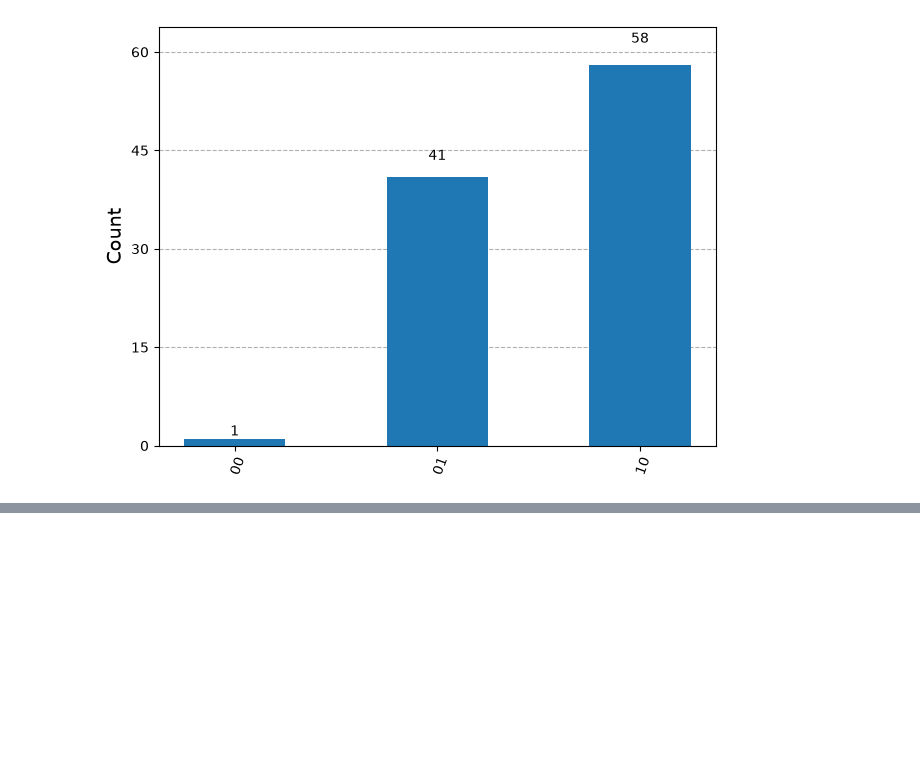
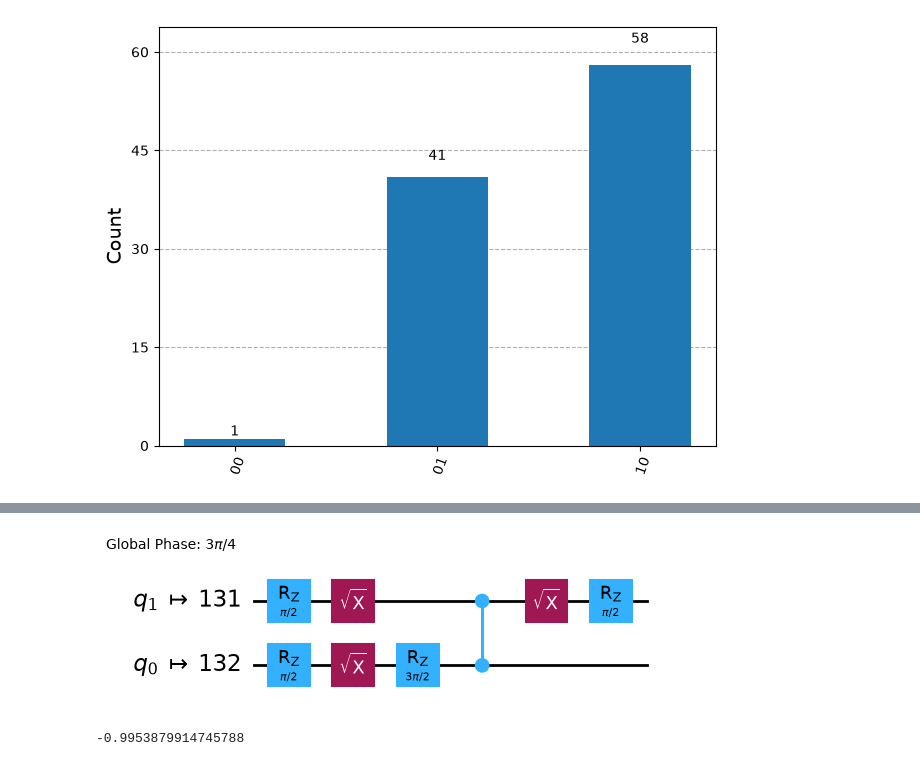
Before and after one commit to muhammadalihussnain/IBM-PROJECTS, a Jupyter notebook: frist_quantum_experiment.ipynb, the cells around one changed output, grey strips where cells are left out. Drawn from its saved outputs; the diff is of its cells as text; code cells hidden in the pictures; blank space fills up the shorter version.

```diff
--- a/frist_quantum_experiment.ipynb
+++ b/frist_quantum_experiment.ipynb
@@ -102,0 +126,13 @@ counts =  {'10': 58, '01': 41, '00': 1}
+# %%
+# Transpile the circuit and optimize for running on the quantum computer selected
+# Step 2: Transpile
+from qiskit.transpiler.preset_passmanagers import generate_preset_pass_manager
+
+target = backend.target
+pm = generate_preset_pass_manager(target=target, optimization_level=3)
+qc_isa = pm.run(qc)
+obs_isa = obs.apply_layout(layout=qc_isa.layout)
+
+qc_isa.draw("mpl")
+# %% [output]
+[figure, added]
@@ -102,0 +152,4 @@ counts =  {'10': 58, '01': 41, '00': 1}
+# %%
+print(res[0].data.evs)
+# %% [output]
+-0.9953879914745788
```
Also changed, not shown: parts of 4 cells of this notebook.
